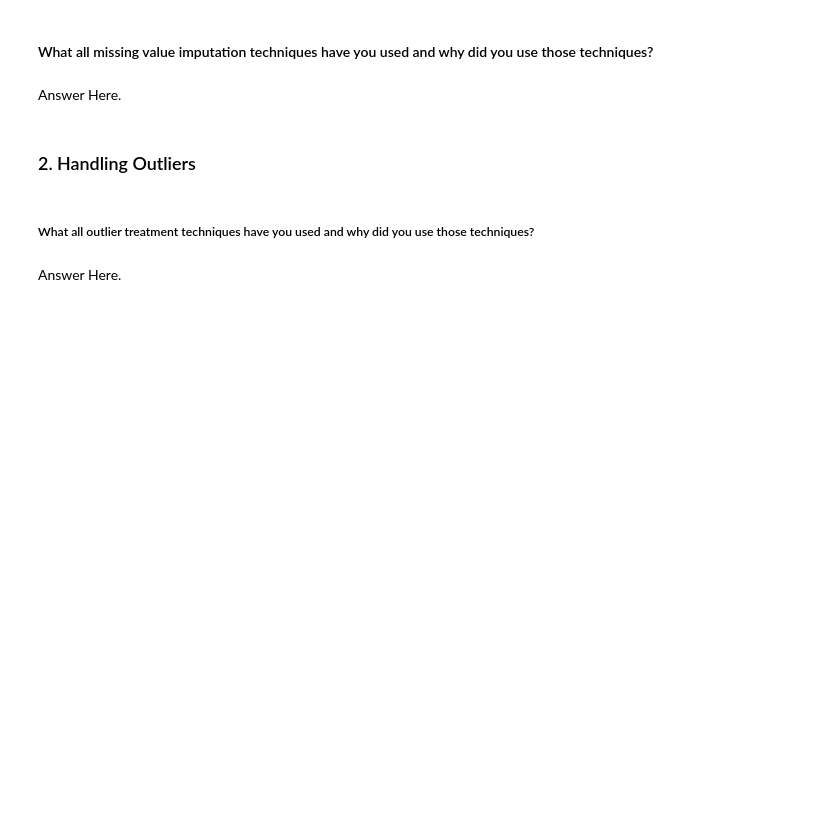
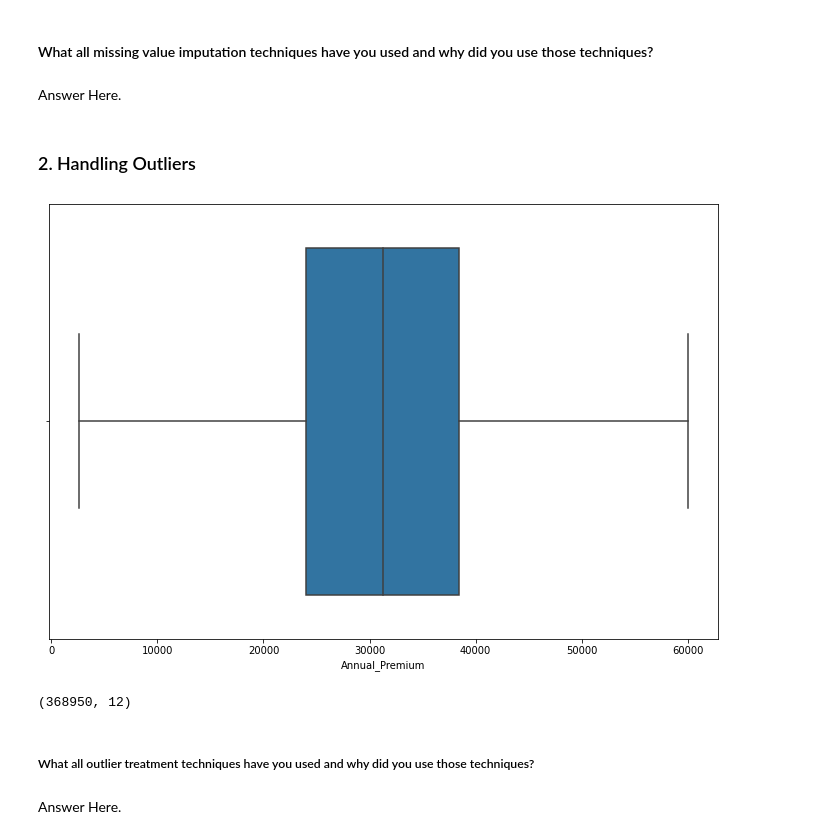
Before and after one commit to Gaurav-Yaduvanshi/Health-Insurance-Cross-Sell-Prediction, a Jupyter notebook: HEALTH_INSURANCE_CROSS_SELL_PREDICTION_.ipynb, the cells around one changed output. Drawn from its saved outputs; the diff is of its cells as text; code cells hidden in the pictures; blank space fills up the shorter version.

```diff
--- a/HEALTH_INSURANCE_CROSS_SELL_PREDICTION_.ipynb
+++ b/HEALTH_INSURANCE_CROSS_SELL_PREDICTION_.ipynb
@@ -386,13 +408,3 @@ There's many outliers in the annual premium columns
 We will be handling it by making a bin for the annual premium
 
 We will not removing the outliers of annual premium since it might hold valueable information related to response
-# %%
-# Changing Assortment, StoreType and PromoInterval Datatypes ti int
-df['Annual_Premium'] = df['Annual_Premium'].map({'Bronze':2600, 'c':1,'b':2})
-## binning the annual premium into groups
-
-bin_premium_group = [2600, 25000, 50000, 100000, 200000, df['annual_premium'].max()]
-label_bin = ['Bronze', 'Silver', 'Gold', 'Platinum', 'Diamond']
-
-df['premium_group'] = pd.cut(df['annual_premium'], bins = bin_premium_group, labels = label_bin)
-df.head()
@@ -1018,6 +1004,17 @@ Answer Here.
 ### 2. Handling Outliers
 # %%
 # Handling Outliers & Outlier treatments
+# Removing outliers from Annual Premi
+df= df[df['Annual_Premium'] <= 60000]
+# %%
+sns.boxplot(df['Annual_Premium'])
+plt.show()
+# %% [output]
+[figure, added]
+# %%
+df.shape
+# %% [output]
+(368950, 12)
 # %% [markdown]
 ##### What all outlier treatment techniques have you used and why did you use those techniques?
 # %% [markdown]
```
Also changed, not shown: parts of 44 cells of this notebook.
